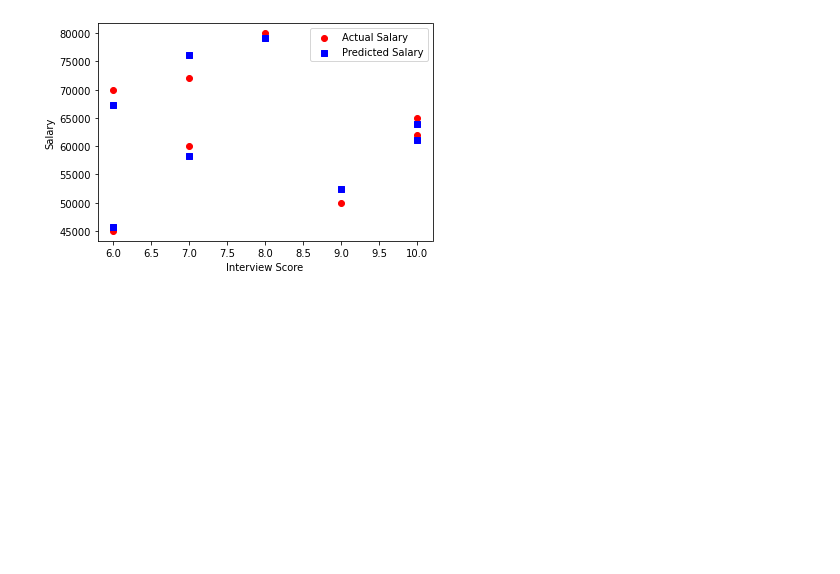
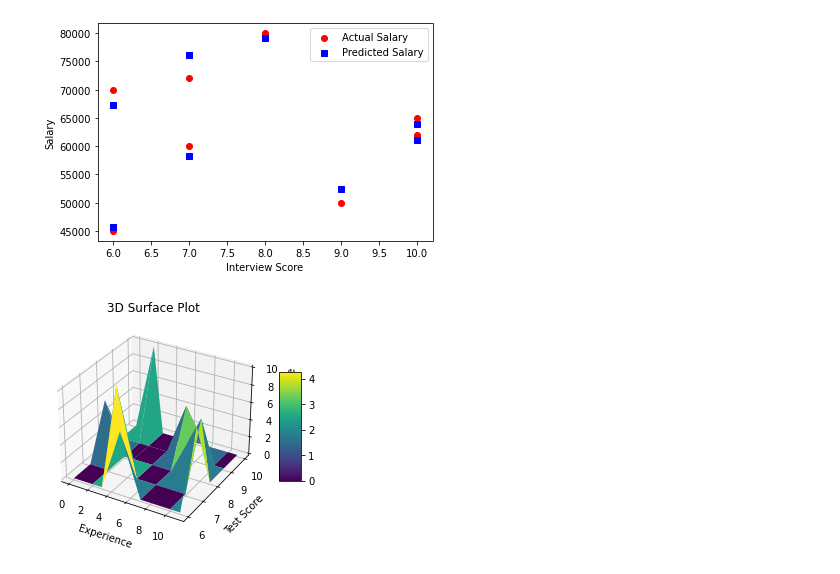
Before and after one commit to mayankbohra/machine_learning, a Jupyter notebook: multivariate_regression/exercise/sol.ipynb, the cells around one changed output. Saved outputs shown, nothing was run; the diff lists cells and outputs as text; code cells hidden in the pictures; blank space fills up the shorter version.

Commit message:
added 3d plot

```diff
--- a/multivariate_regression/exercise/sol.ipynb
+++ b/multivariate_regression/exercise/sol.ipynb
@@ -98,3 +98,38 @@ plt.show()
 [figure]
 [figure]
 [figure]
+# %%
+# Prepare the data for 3D plotting
+x = df['experience']
+y = df['test_score']
+z = df['interview_score']
+salary = df['salary']
+
+# Create a meshgrid for 3D plotting
+X, Y = np.meshgrid(np.unique(x), np.unique(y))
+Z = np.zeros_like(X)
+for i in range(len(x)):
+    ix = np.where(np.unique(x) == x[i])[0][0]
+    iy = np.where(np.unique(y) == y[i])[0][0]
+    Z[iy, ix] = z[i]
+
+# Create the figure and axis
+fig = plt.figure()
+ax = fig.add_subplot(111, projection='3d')
+
+# Create a surface plot
+surf = ax.plot_surface(X, Y, Z, cmap='viridis')
+
+# Set labels and title
+ax.set_xlabel('Experience')
+ax.set_ylabel('Test Score')
+ax.set_zlabel('Interview Score')
+ax.set_title('3D Surface Plot')
+
+# Add a colorbar
+fig.colorbar(surf, ax=ax, shrink=0.5, aspect=5)
+
+# Show the plot
+plt.show()
+# %% [output]
+[figure, added]
```
